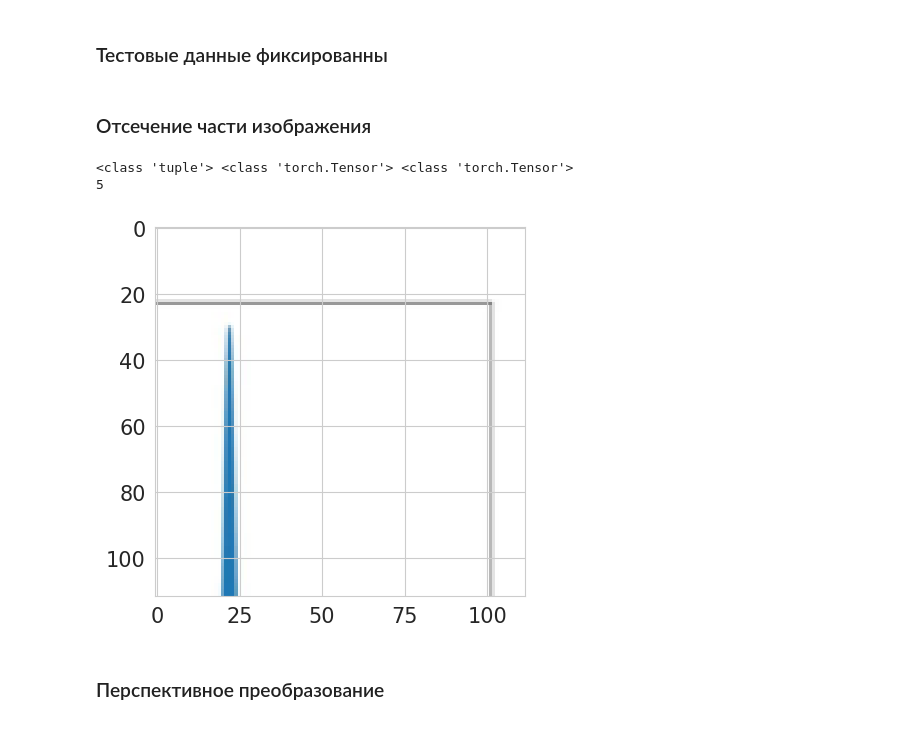
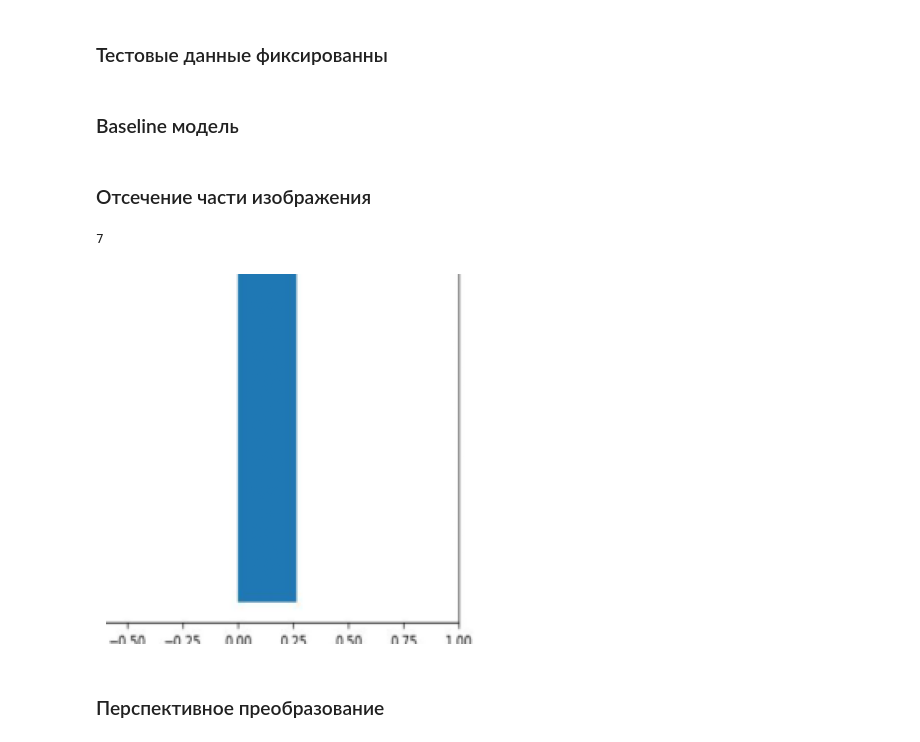
Before and after one commit to molivka/iu9-coursework, a Jupyter notebook: coursework_models_part.ipynb, the cells around one changed output. Saved outputs shown, nothing was run; the diff lists cells and outputs as text; code cells hidden in the pictures.

```diff
--- a/coursework_models_part.ipynb
+++ b/coursework_models_part.ipynb
@@ -50,8 +50,8 @@ device = ('cuda' if torch.cuda.is_available() else 'cpu')
 # %% [markdown]
 ## Аугментации
 # %%
-# отсечение части изображения до (224 * 0.5) х (224 * 0.5)
-crop_transform = [T.Resize((224, 224)),  T.RandomCrop(224 * 0.5), T.ToTensor()]
+# отсечение части изображения
+crop_transform = [T.Resize((345, 345)),  T.RandomCrop(224), T.ToTensor()]
 # перспективное преобразование, случайный перспективный сдвиг на 100*s%
 s = torch.rand(1)
 perspective_transform = [T.Resize((224, 224)), T.RandomPerspective(distortion_scale=s), T.ToTensor()]
@@ -190,0 +189,2 @@ val_loader = torch.utils.data.DataLoader(test_data, batch_size=32, shuffle=False
+# %% [markdown]
+### Baseline модель
@@ -193,15 +196,12 @@ val_loader = torch.utils.data.DataLoader(test_data, batch_size=32, shuffle=False
 # %%
 train_crop_data = dataset_statistic(path_train, transforms=crop_transform)
 train_crop_loader = torch.utils.data.DataLoader(train_crop_data, batch_size=32, shuffle=True)
-# %%
-ind = 9
-data = train_crop_data[ind]
-print(type(data), type(data[0]), type(data[1]))
-show_image(data)
-# %% [output]
-<class 'tuple'> <class 'torch.Tensor'> <class 'torch.Tensor'>
-5
-[figure, removed]
+# %%
+data = train_crop_data[17]
+show_image(data)
+# %% [output]
+7
+[figure, added]
 # %% [markdown]
 ### Перспективное преобразование
 # %%
```
Also changed, not shown: parts of 46 cells of this notebook.
